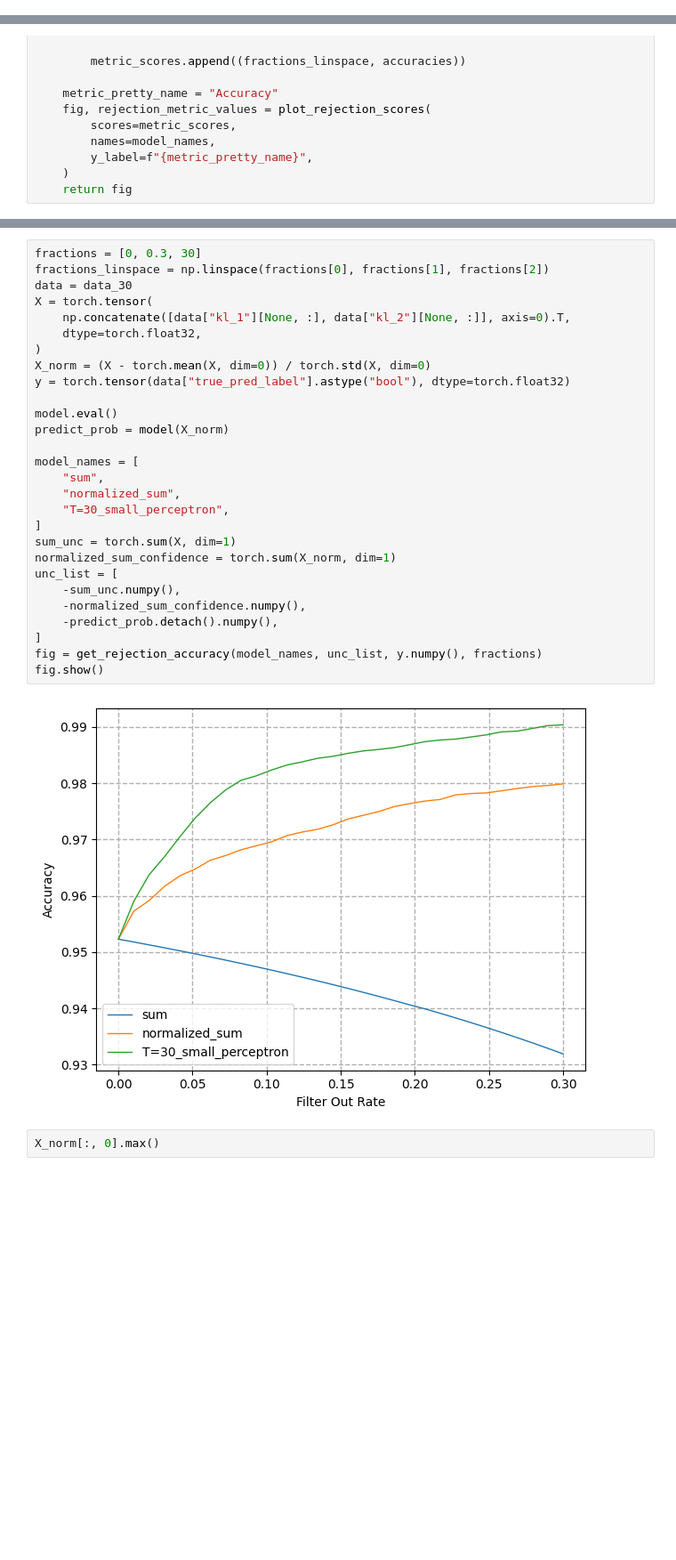
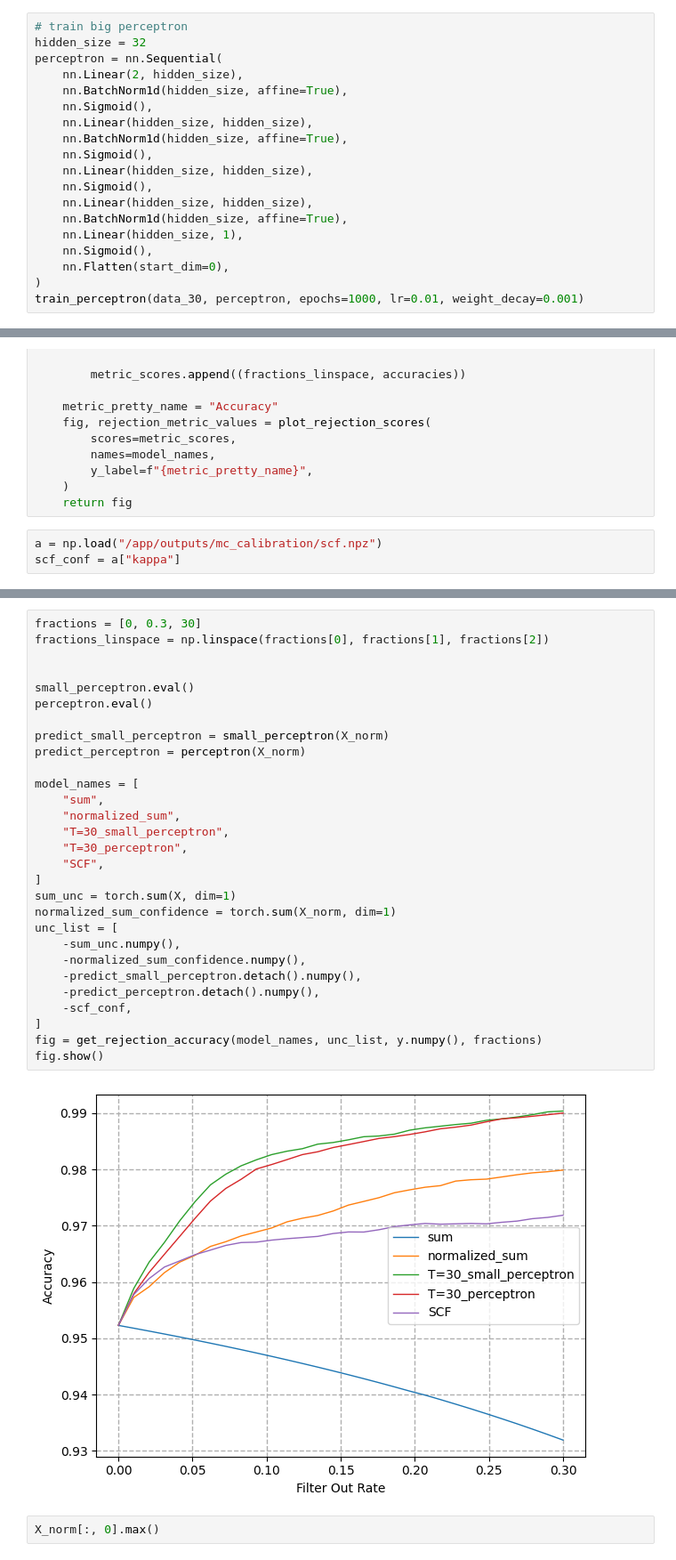
Before and after one commit to Leonid-Erlygin/text_uncertainty, a Jupyter notebook: notebooks/mc_in_osfr/calibration.ipynb, the cells around one changed output, grey strips where cells are left out. Shown at 89% size. Cells and saved outputs as stored; diff of their text form; blank space fills up the shorter version.

```diff
--- a/notebooks/mc_in_osfr/calibration.ipynb
+++ b/notebooks/mc_in_osfr/calibration.ipynb
@@ -79,0 +81,19 @@ Iteration 999, Loss: 0.03768180310726166, accuracy: 0.7640994232634104
+# %%
+# train big perceptron
+hidden_size = 32
+perceptron = nn.Sequential(
+    nn.Linear(2, hidden_size),
+    nn.BatchNorm1d(hidden_size, affine=True),
+    nn.Sigmoid(),
+    nn.Linear(hidden_size, hidden_size),
+    nn.BatchNorm1d(hidden_size, affine=True),
+    nn.Sigmoid(),
+    nn.Linear(hidden_size, hidden_size),
+    nn.Sigmoid(),
+    nn.Linear(hidden_size, hidden_size),
+    nn.BatchNorm1d(hidden_size, affine=True),
+    nn.Linear(hidden_size, 1),
+    nn.Sigmoid(),
+    nn.Flatten(start_dim=0),
+)
+train_perceptron(data_30, perceptron, epochs=1000, lr=0.01, weight_decay=0.001)
@@ -153,3 +203,6 @@ def get_rejection_accuracy(model_names, unc_list, labels, fractions):
         y_label=f"{metric_pretty_name}",
     )
     return fig
+# %%
+a = np.load("/app/outputs/mc_calibration/scf.npz")
+scf_conf = a["kappa"]
@@ -156,33 +213,34 @@ def get_rejection_accuracy(model_names, unc_list, labels, fractions):
 # %%
 fractions = [0, 0.3, 30]
 fractions_linspace = np.linspace(fractions[0], fractions[1], fractions[2])
-data = data_30
-X = torch.tensor(
-    np.concatenate([data["kl_1"][None, :], data["kl_2"][None, :]], axis=0).T,
-    dtype=torch.float32,
-)
-X_norm = (X - torch.mean(X, dim=0)) / torch.std(X, dim=0)
-y = torch.tensor(data["true_pred_label"].astype("bool"), dtype=torch.float32)
 
-model.eval()
-predict_prob = model(X_norm)
+
+small_perceptron.eval()
+perceptron.eval()
+
+predict_small_perceptron = small_perceptron(X_norm)
+predict_perceptron = perceptron(X_norm)
 
 model_names = [
     "sum",
     "normalized_sum",
     "T=30_small_perceptron",
+    "T=30_perceptron",
+    "SCF",
 ]
 sum_unc = torch.sum(X, dim=1)
 normalized_sum_confidence = torch.sum(X_norm, dim=1)
 unc_list = [
     -sum_unc.numpy(),
     -normalized_sum_confidence.numpy(),
-    -predict_prob.detach().numpy(),
+    -predict_small_perceptron.detach().numpy(),
+    -predict_perceptron.detach().numpy(),
+    -scf_conf,
 ]
 fig = get_rejection_accuracy(model_names, unc_list, y.numpy(), fractions)
 fig.show()
 # %% [output]
-[figure, old version]
+[figure, new version]
 # %%
 X_norm[:, 0].max()
 # %% [output]
```
Also changed, not shown: parts of 9 cells of this notebook, 2 other files.
